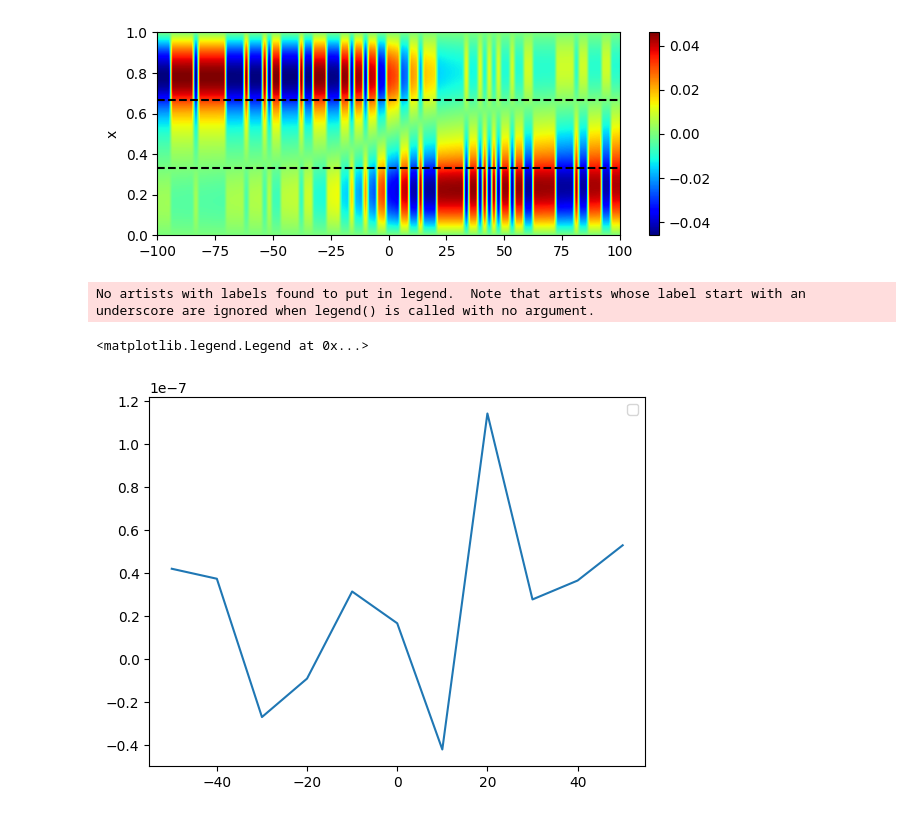
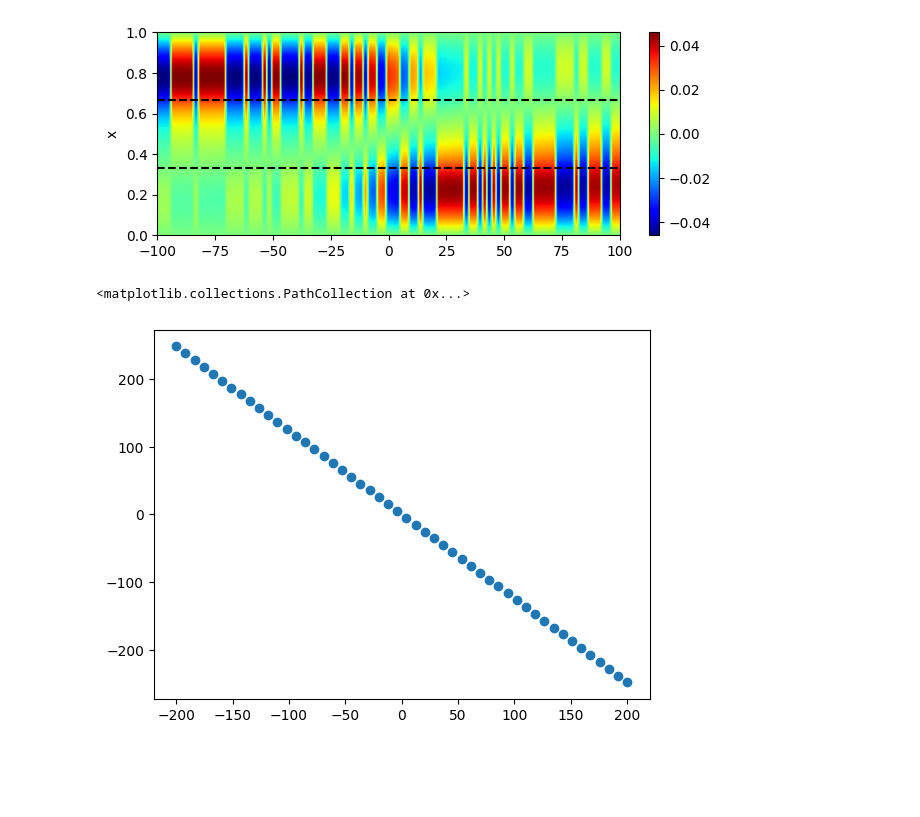
Before and after one commit to emilssp/Computational_Physics_v24, a Jupyter notebook: Quantum_Mechanics/python/plot.ipynb, the cells around one changed output. Saved outputs shown, nothing was run; the diff lists cells and outputs as text; code cells hidden in the pictures; blank space fills up the shorter version.

```diff
--- a/Quantum_Mechanics/python/plot.ipynb
+++ b/Quantum_Mechanics/python/plot.ipynb
@@ -554,18 +564,22 @@ plt.show()
 # %% [output]
 [figure]
 [figure]
-# %%
-data = pd.read_csv('../data/raw/tau2.csv', header=None)
-tau = data.to_numpy()
-V = np.linspace(-50,50,11)
-
-plt.figure()
-plt.plot(V,tau)
-plt.legend()
-# %% [output]
-No artists with labels found to put in legend.  Note that artists whose label start with an underscore are ignored when legend() is called with no argument.
-<matplotlib.legend.Legend at 0x...>
-[figure, removed]
+# %%
+data = pd.read_csv('../data/raw/tau3.csv', header=None)
+tau = data.to_numpy()
+# tau = tau/np.linalg.norm(tau)
+V = np.linspace(-200,200,tau.size-1)
+data_l = pd.read_csv('../data/raw/lambdas_test.csv', header=None)
+lambdas = data_l.to_numpy()
+plt.subplot(1,1,1)
+# lambdas = lambdas/np.linalg.norm(lambdas)
+plt.scatter(V,tau[:-1])
+# plt.subplot(2,1,2)
+# plt.plot(V,lambdas)
+# plt.legend()
+# %% [output]
+<matplotlib.collections.PathCollection at 0x...>
+[figure, added]
 # %%
 data = pd.read_csv('../data/raw/testfile.csv', header=None)
 
```
Also changed, not shown: parts of 4 cells of this notebook, 26 other files.
